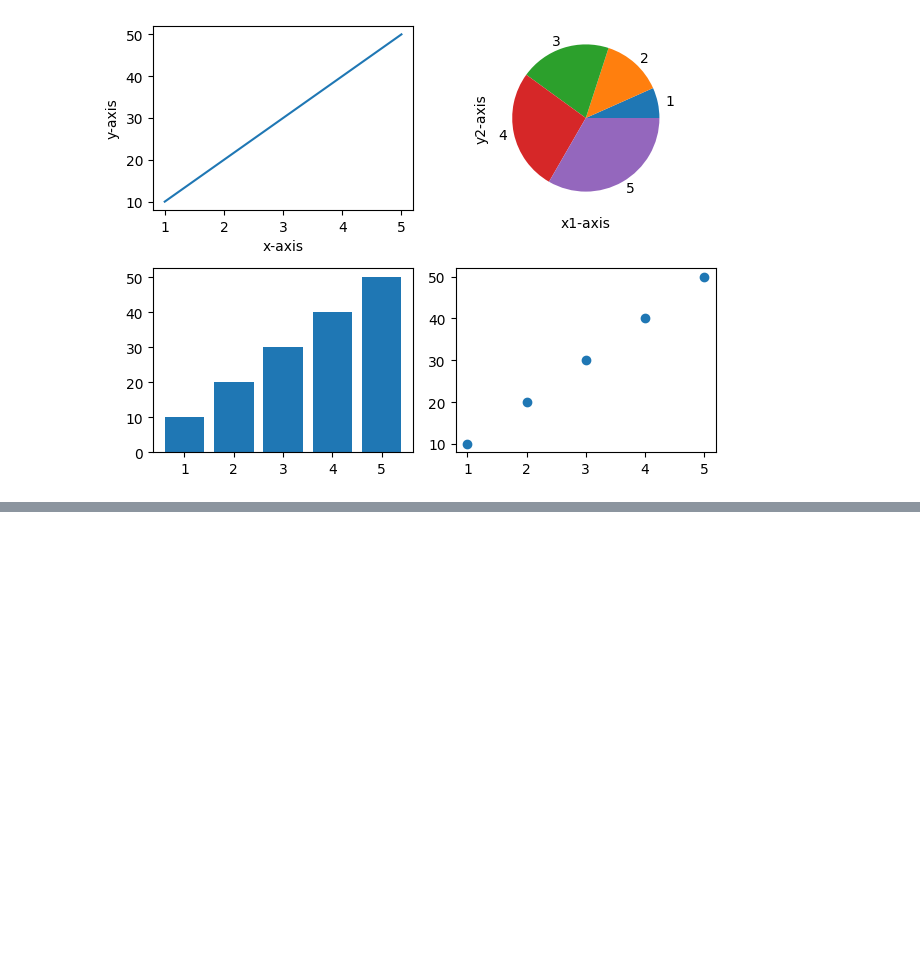
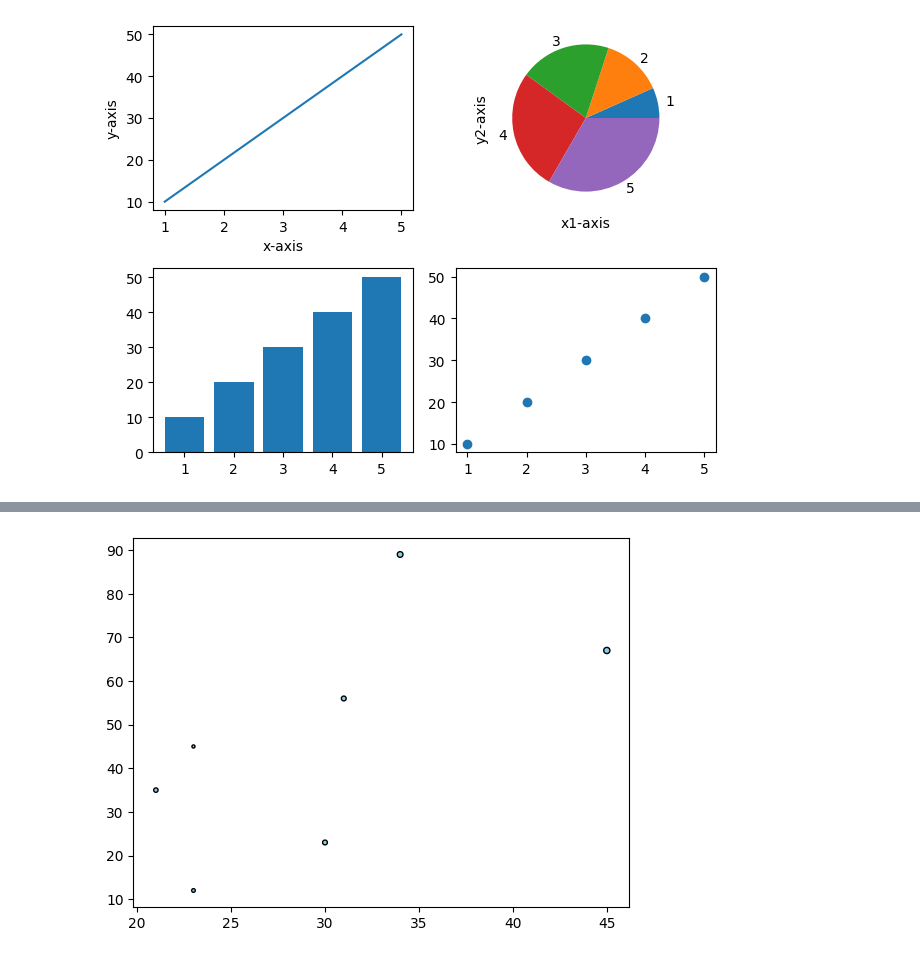
Before and after one commit to anjali801/Data-science-45-internship, a Jupyter notebook: Day18.ipynb, the cells around one changed output, grey strips where cells are left out. Saved outputs shown, nothing was run; the diff lists cells and outputs as text; code cells hidden in the pictures; blank space fills up the shorter version.

```diff
--- a/Day18.ipynb
+++ b/Day18.ipynb
@@ -96,0 +102,12 @@ plt.show()
+# %%
+import matplotlib.pyplot as plt
+import pandas as pd
+
+data = {
+     "salary" : [23,45,67,89,12,35,56] ,
+     "Age" : [30,23,45,34,23,21,31] ,
+     "exp" : [12,5,20,17,7,10,12],
+     "dept": ["HR","IT","HR","IT","HR","IT","HR"]
+     }
+df = pd.DataFrame(data)
+df
@@ -96,0 +123,6 @@ plt.show()
+# %%
+# Bubble plot :
+plt.scatter(df["Age"],df["salary"],s=df["exp"] , color = "skyblue" , edgecolors = "black")
+plt.show()
+# %% [output]
+[figure, added]
```
Also changed, not shown: parts of 18 cells of this notebook.
